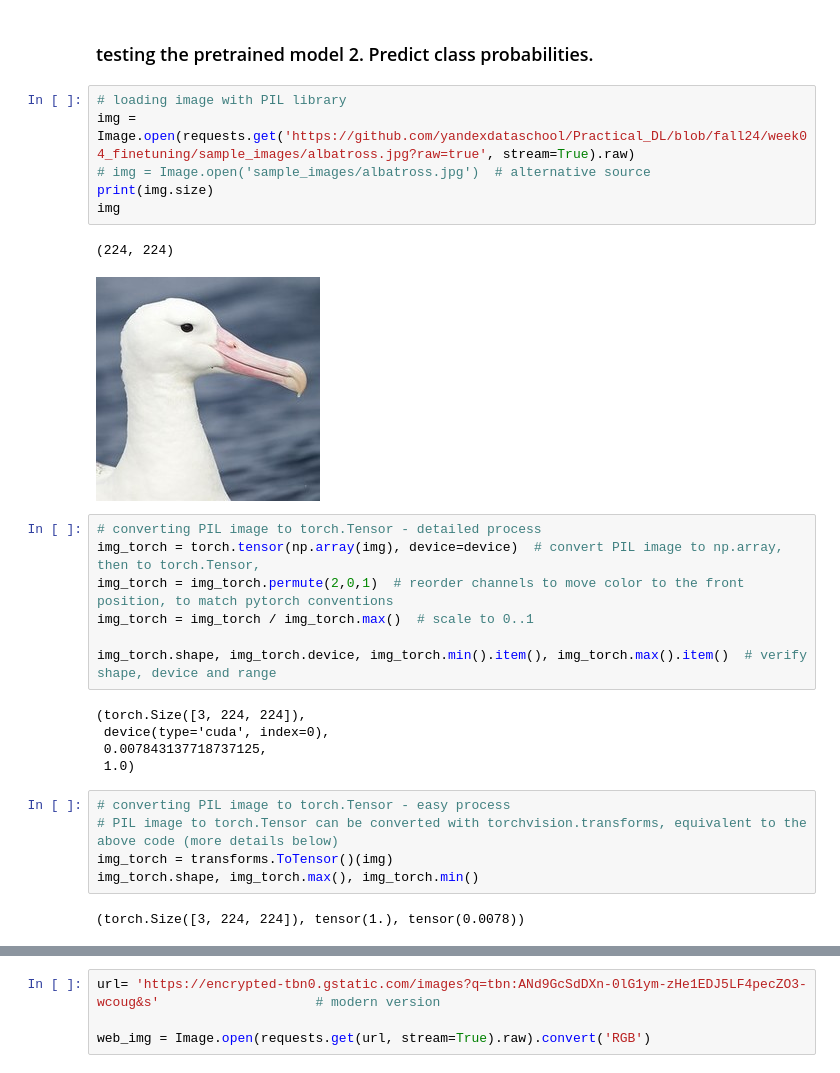
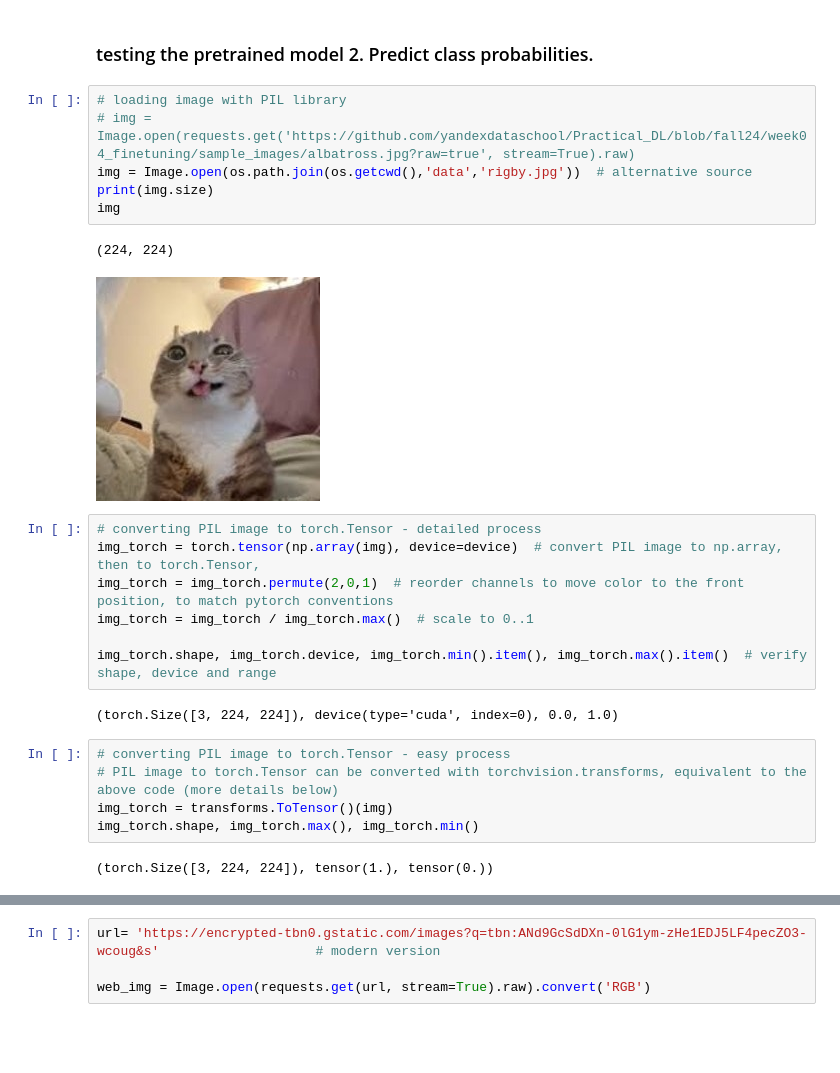
Before and after one commit to succSeeded/dl-2025, a Jupyter notebook: hws/week04_finetuning/seminar_pytorch.ipynb, the cells around one changed output, grey strips where cells are left out. Drawn from its saved outputs; the diff is of its cells as text; blank space fills up the shorter version.

```diff
--- a/hws/week04_finetuning/seminar_pytorch.ipynb
+++ b/hws/week04_finetuning/seminar_pytorch.ipynb
@@ -113,13 +111,13 @@ assert result.shape == (5, 1000)   # output is a 2D tensor of logits (batch_size
 ### testing the pretrained model 2. Predict class probabilities.
 # %%
 # loading image with PIL library
-img = Image.open(requests.get('https://github.com/yandexdataschool/Practical_DL/blob/fall24/week04_finetuning/sample_images/albatross.jpg?raw=true', stream=True).raw)
-# img = Image.open('sample_images/albatross.jpg')  # alternative source
+# img = Image.open(requests.get('https://github.com/yandexdataschool/Practical_DL/blob/fall24/week04_finetuning/sample_images/albatross.jpg?raw=true', stream=True).raw)
+img = Image.open(os.path.join(os.getcwd(),'data','rigby.jpg'))  # alternative source
 print(img.size)
 img
 # %% [output]
 (224, 224)
-[figure, old version]
+[figure, new version]
 # %%
 # converting PIL image to torch.Tensor - detailed process
 img_torch = torch.tensor(np.array(img), device=device)  # convert PIL image to np.array, then to torch.Tensor,
@@ -128,17 +126,14 @@ img_torch = img_torch / img_torch.max()  # scale to 0..1
 
 img_torch.shape, img_torch.device, img_torch.min().item(), img_torch.max().item()  # verify shape, device and range
 # %% [output]
-(torch.Size([3, 224, 224]),
- device(type='cuda', index=0),
- 0.007843137718737125,
- 1.0)
+(torch.Size([3, 224, 224]), device(type='cuda', index=0), 0.0, 1.0)
 # %%
 # converting PIL image to torch.Tensor - easy process
 # PIL image to torch.Tensor can be converted with torchvision.transforms, equivalent to the above code (more details below)
 img_torch = transforms.ToTensor()(img)
 img_torch.shape, img_torch.max(), img_torch.min()
 # %% [output]
-(torch.Size([3, 224, 224]), tensor(1.), tensor(0.0078))
+(torch.Size([3, 224, 224]), tensor(1.), tensor(0.))
 # %%
 # Predicting image class with pretrained model
 
```
Also changed, not shown: parts of 22 cells of this notebook, 1 other file.
